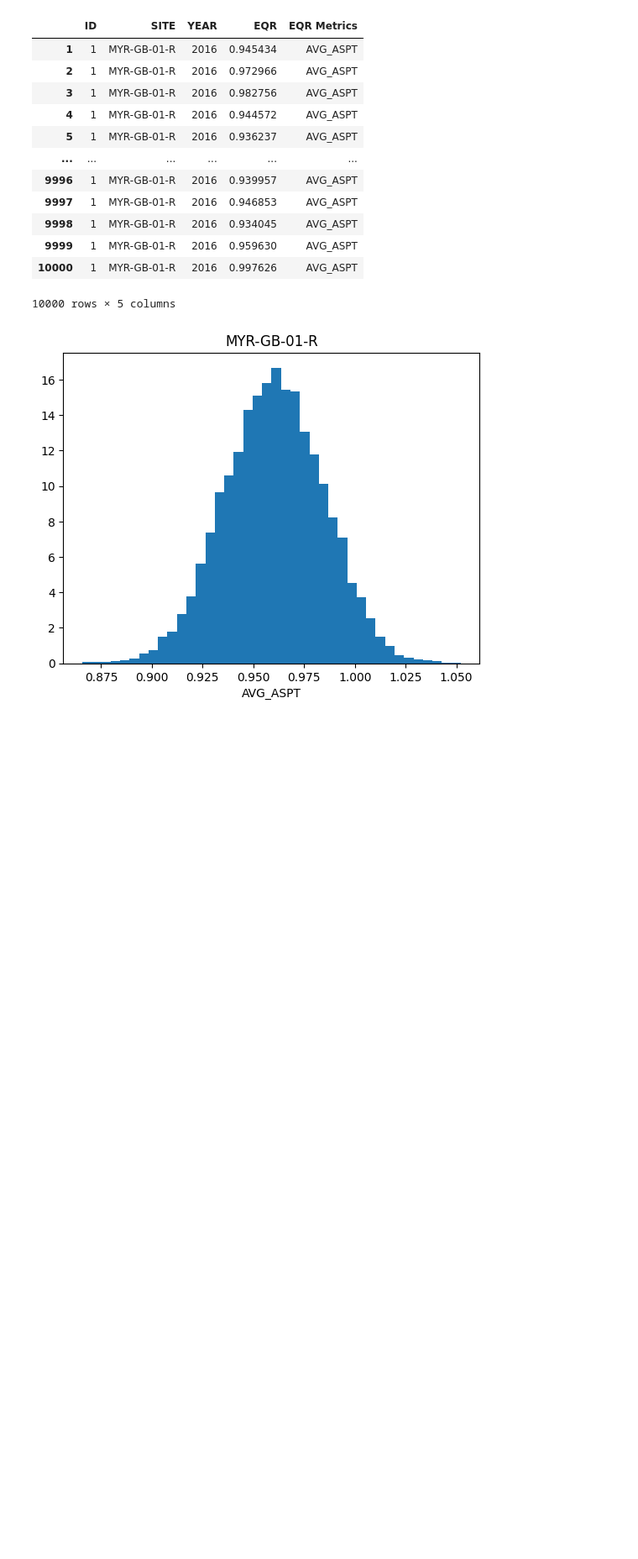
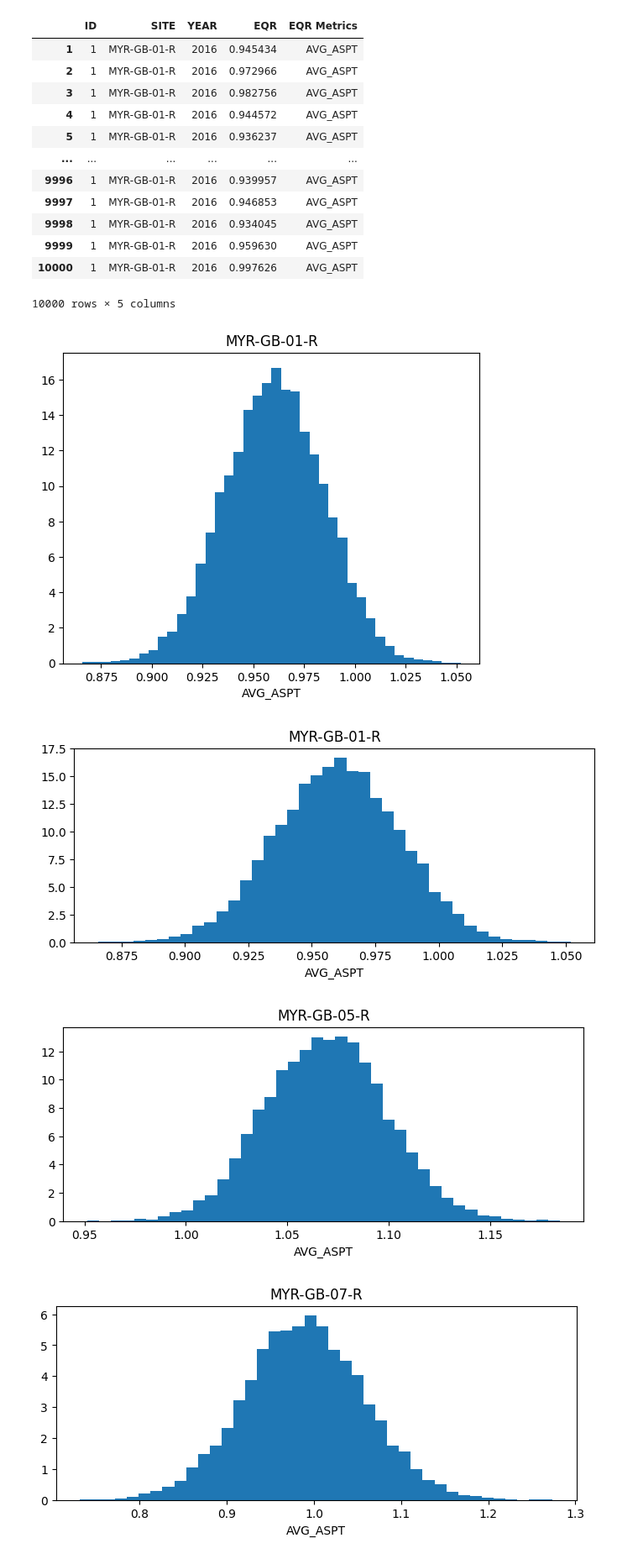
Before and after one commit to jonasyip/RICT-rpy2, a Jupyter notebook: rpy2_rict.ipynb, the cells around one changed output. Shown at 84% size. Saved outputs shown, nothing was run; the diff lists cells and outputs as text; code cells hidden in the pictures; blank space fills up the shorter version.

Commit message:
hist all sites

```diff
--- a/rpy2_rict.ipynb
+++ b/rpy2_rict.ipynb
@@ -95,3 +95,20 @@ plt.xlabel("AVG_ASPT")
 plt.show()
 # %% [output]
 [figure]
+# %%
+sites = ["MYR-GB-01-R", "MYR-GB-05-R", "MYR-GB-07-R", "MYR-GB-09-R", "MYR-GB-12-R", "MYR-GB-01-D", "MYR-GB-05-D", "MYR-GB-07-D", "MYR-GB-09-D", "MYR-GB-12-D"]
+# %%
+
+for site in sites:
+    site_results = result[result['SITE'].str.contains(site)]
+    site_avg_aspt = site_results[site_results['EQR Metrics'].str.contains('AVG_ASPT')]
+
+    fig, ax = plt.subplots(1, figsize=(8,3))
+    ax.hist(site_avg_aspt['EQR'], density=True, bins=40)
+    ax.set_title(site)
+    ax.set_xlabel("AVG_ASPT")
+    plt.show()
+# %% [output]
+[figure, added]
+[figure, added]
+[figure, added]
```
Also changed, not shown: parts of 1 cell of this notebook.
